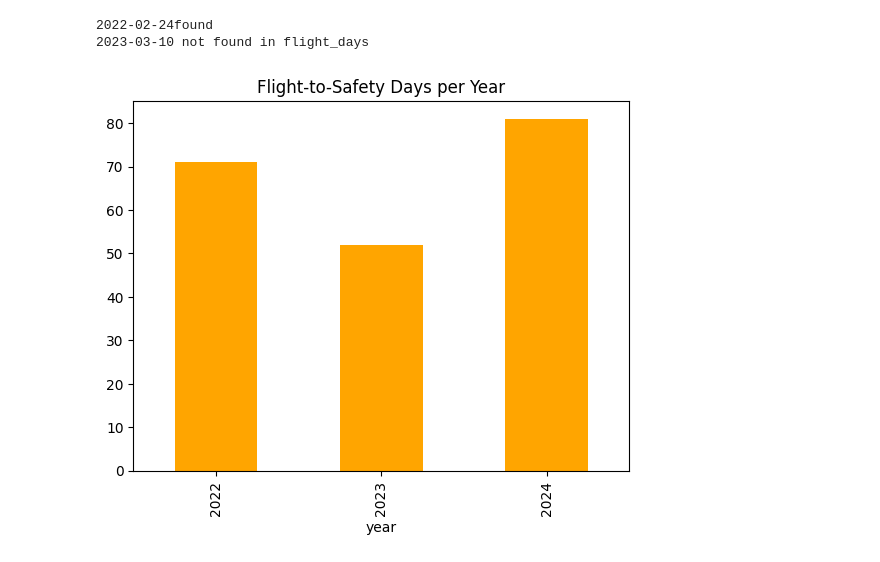
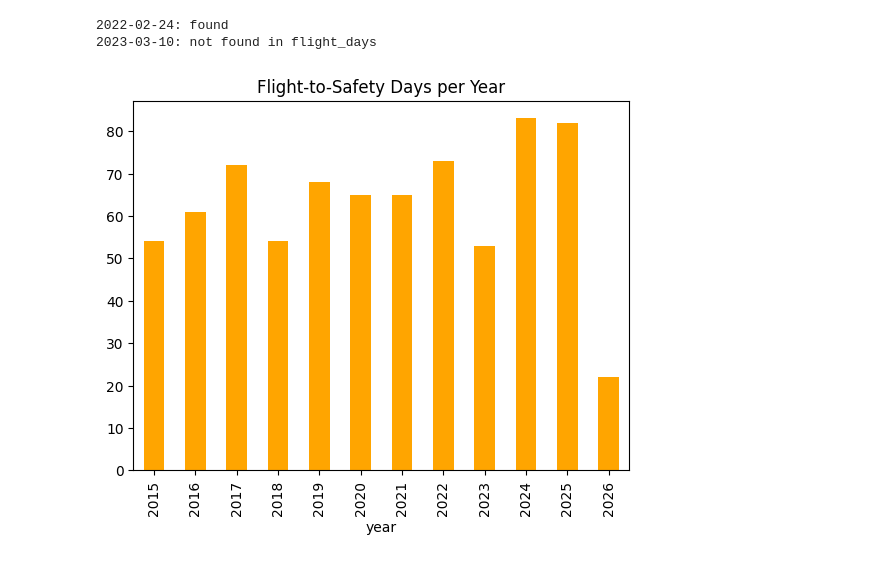
Before and after one commit to manish3089/Haven-Tracker, a Jupyter notebook: notebooks/gold-eurousd-volatility-eda.ipynb, the cells around one changed output. Saved outputs shown, nothing was run; the diff lists cells and outputs as text; code cells hidden in the pictures.

```diff
--- a/notebooks/gold-eurousd-volatility-eda.ipynb
+++ b/notebooks/gold-eurousd-volatility-eda.ipynb
@@ -29,0 +21,5 @@ Index(['EURUSD=X_Open', 'EURUSD=X_High', 'EURUSD=X_Low', 'EURUSD=X_Close',
+# %%
+data = fetch_market_data()
+print(data.isnull().sum())
+print(data.head(5))
+print(data.shape)
@@ -157,0 +51,4 @@ flight_days[["GC=F_pct_change","EURUSD=X_pct_change"]].describe()
+# %%
+df = data.copy()
+df['GC_pct_change']=df['Gold'].pct_change()*100
+df['EURUSD_pct_change']=df['EURUSD'].pct_change()*100
@@ -157,0 +67,2 @@ flight_days[["GC=F_pct_change","EURUSD=X_pct_change"]].describe()
+# %%
+events = pd.read_csv("events.csv").to_dict('records')
@@ -157,0 +73,9 @@ flight_days[["GC=F_pct_change","EURUSD=X_pct_change"]].describe()
+# %%
+flight_days = df[(df['GC_pct_change'] > 0) & (df['EURUSD_pct_change'] < 0)]
+def detect_flight_to_safety(df):
+    result = {
+        "flight_days": flight_days.shape[0],
+        "percentage":round((flight_days.shape[0]/ len(df)) * 100, 2),
+        "data": flight_days
+    }
+    return result
@@ -166,13 +114,12 @@ year
 Name: count, dtype: int64
 # %%
 flight_days['year'].value_counts().sort_index().plot(kind='bar',title='Flight-to-Safety Days per Year', color='orange')
-important_dates=['2022-02-24','2023-03-10']
-for date in important_dates:
-    if date in flight_days.index:
-        print(f"{date}found")
+for event in events:
+    if event['date'] in flight_days.index:
+        print(f"{event['date']}: found")
     else:
-        print(f"{date} not found in flight_days")
+        print(f"{event['date']}: not found in flight_days")
 # %% [output]
-2022-02-24found
-2023-03-10 not found in flight_days
+2022-02-24: found
+2023-03-10: not found in flight_days
-[figure, old version]
+[figure, new version]
```
Also changed, not shown: parts of 19 cells of this notebook, 1 other file.
